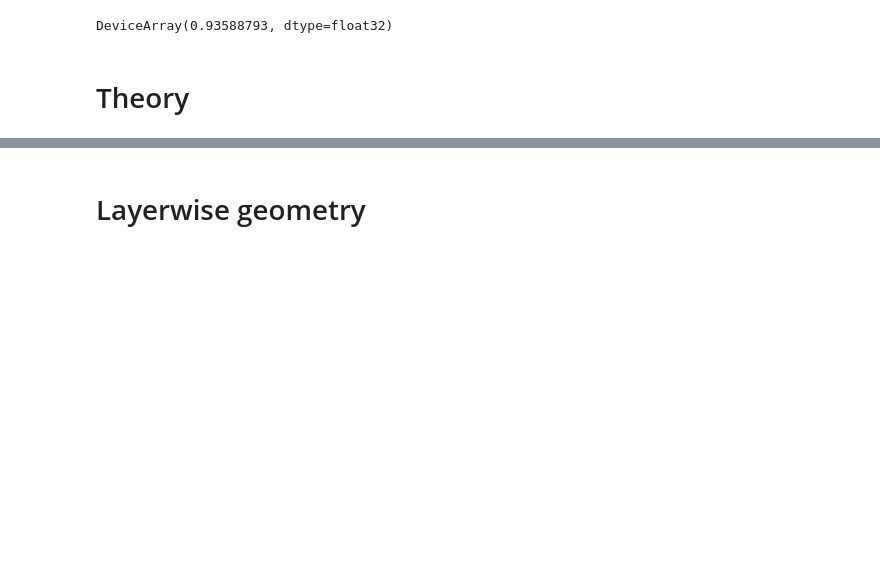
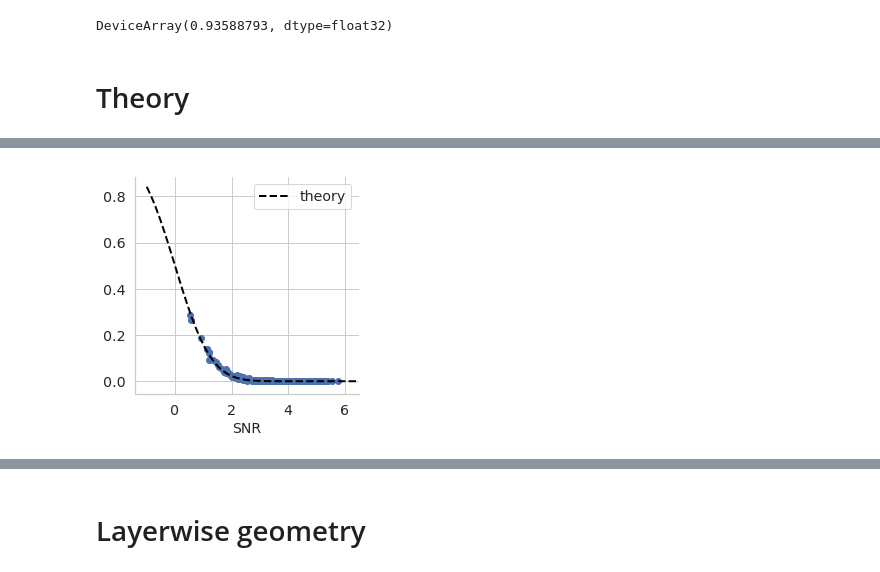
Before and after one commit to bsorsch/geometry-fewshot-learning, a Jupyter notebook: Embeddings.ipynb, the cells around one changed output, grey strips where cells are left out. Drawn from its saved outputs; the diff is of its cells as text; code cells hidden in the pictures; blank space fills up the shorter version.

Commit message:
verifying k-way theory

```diff
--- a/Embeddings.ipynb
+++ b/Embeddings.ipynb
@@ -503,3 +515,5 @@ errs_1shot = np.load(os.path.join(model_dir, 'errs_1shot.npy'))
 centers = np.load(os.path.join(model_dir,'centers.npy'))
 Rs = np.load(os.path.join(model_dir,'Rs.npy'))
 # Us = np.load(os.path.join(model_dir,'Us.npy'))
+# %%
+centers = manifolds.mean(1)
@@ -541,0 +600,22 @@ def H(x):
+# %%
+i = 159
+plt.figure(figsize=(4,4))
+c = 0
+plt.scatter(SNR[i][np.arange(K)!=i],errs_5shot[i][np.arange(K)!=i], c='C' + str(c%10))
+c+=1  # update color counter
+
+# Plot theory
+x = np.linspace(-1,np.nanmax(SNR[i])+1,50)
+plt.plot(x, H(x), c='black', linestyle='dashed', linewidth=2, label='theory')
+plt.legend()
+plt.xlim([-1.4,6.5])
+
+plt.xlabel('SNR', fontsize=14)
+if i%4==0:
+    plt.ylabel(r'$\epsilon_g$', fontsize=20)
+if c==4:
+    plt.legend()
+sns.despine()
+plt.savefig('images/laughing_gull_theory.pdf')
+# %% [output]
+[figure, added]
```
Also changed, not shown: parts of 35 cells of this notebook, 4 other files.
